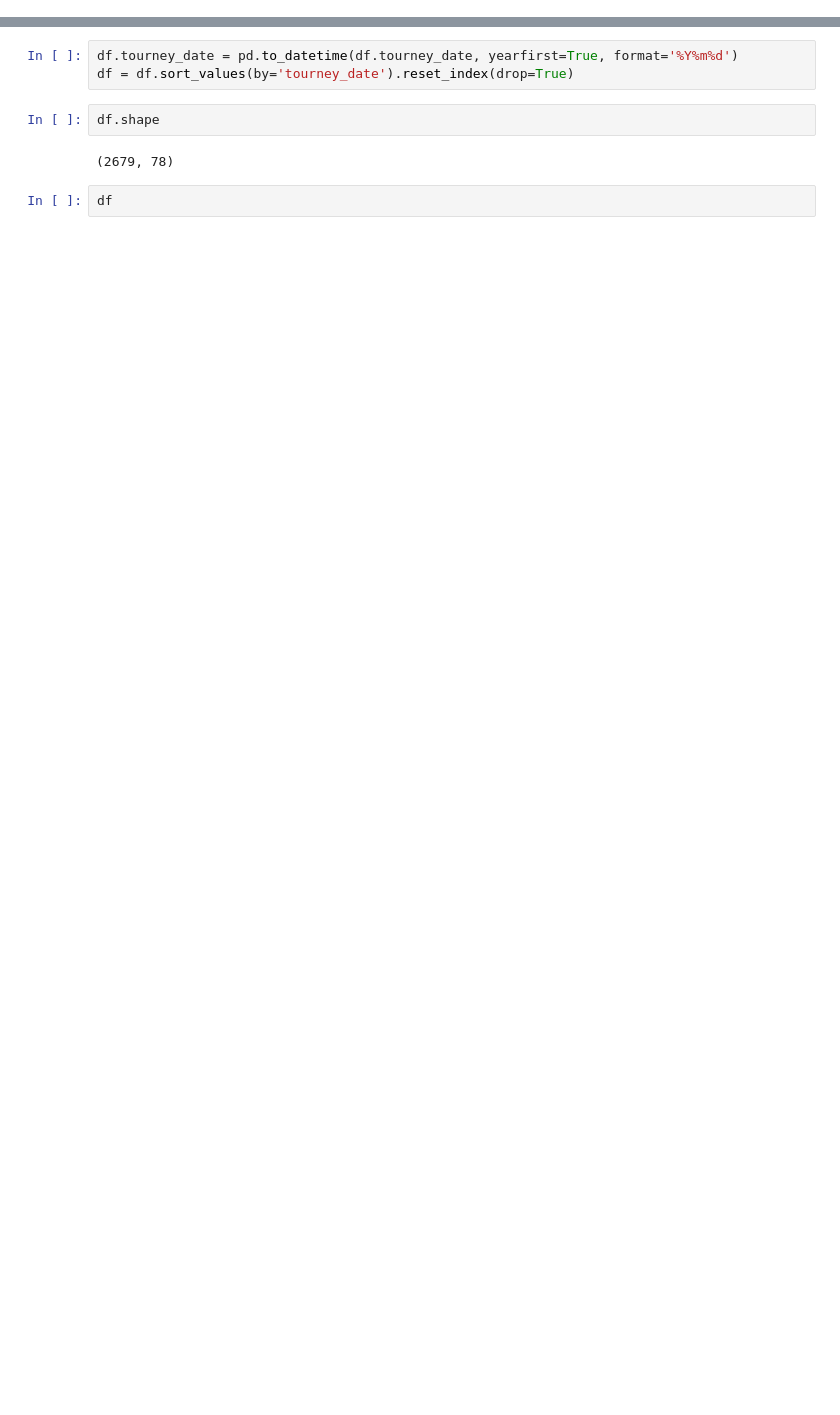
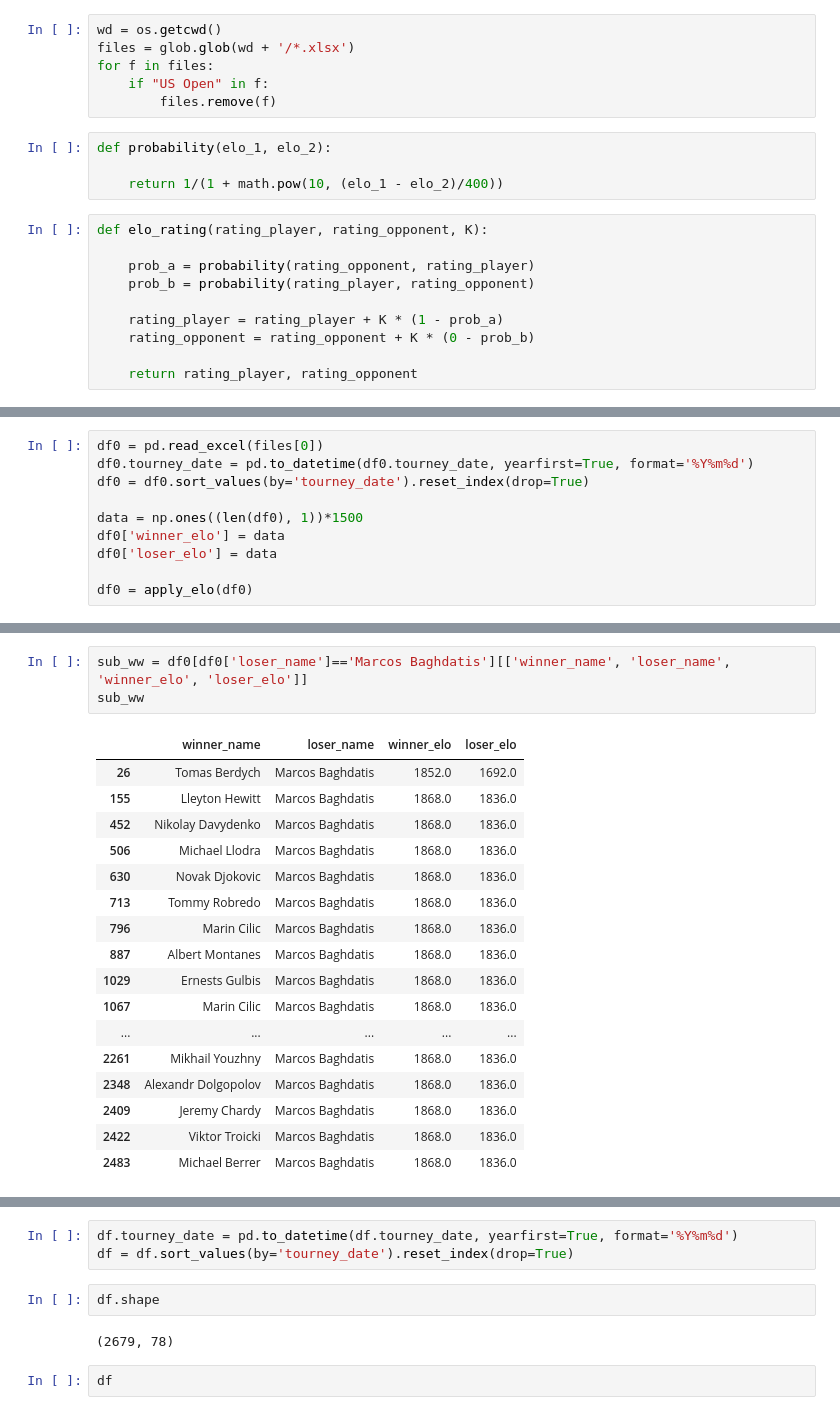
Before and after one commit to markokajkut/tennis_analytics, a Jupyter notebook: Tennis.ipynb, the cells around one changed output, grey strips where cells are left out. Cells and saved outputs as stored; diff of their text form; blank space fills up the shorter version.

```diff
--- a/Tennis.ipynb
+++ b/Tennis.ipynb
@@ -4,0 +7,20 @@ import math
+# %%
+wd = os.getcwd()
+files = glob.glob(wd + '/*.xlsx')
+for f in files:
+    if "US Open" in f:
+        files.remove(f)
+# %%
+def probability(elo_1, elo_2):
+
+    return 1/(1 + math.pow(10, (elo_1 - elo_2)/400))
+# %%
+def elo_rating(rating_player, rating_opponent, K):
+
+    prob_a = probability(rating_opponent, rating_player)
+    prob_b = probability(rating_player, rating_opponent)
+
+    rating_player = rating_player + K * (1 - prob_a)
+    rating_opponent = rating_opponent + K * (0 - prob_b)
+
+    return rating_player, rating_opponent
@@ -4,0 +83,10 @@ import math
+# %%
+df0 = pd.read_excel(files[0])
+df0.tourney_date = pd.to_datetime(df0.tourney_date, yearfirst=True, format='%Y%m%d')
+df0 = df0.sort_values(by='tourney_date').reset_index(drop=True)
+
+data = np.ones((len(df0), 1))*1500
+df0['winner_elo'] = data
+df0['loser_elo'] = data
+
+df0 = apply_elo(df0)
@@ -4,0 +167,21 @@ import math
+# %%
+sub_ww = df0[df0['loser_name']=='Marcos Baghdatis'][['winner_name', 'loser_name', 'winner_elo', 'loser_elo']]
+sub_ww
+# %% [output]
+|  | winner_name | loser_name | winner_elo | loser_elo |
+| 26 | Tomas Berdych | Marcos Baghdatis | 1852.0 | 1692.0 |
+| 155 | Lleyton Hewitt | Marcos Baghdatis | 1868.0 | 1836.0 |
+| 452 | Nikolay Davydenko | Marcos Baghdatis | 1868.0 | 1836.0 |
+| 506 | Michael Llodra | Marcos Baghdatis | 1868.0 | 1836.0 |
+| 630 | Novak Djokovic | Marcos Baghdatis | 1868.0 | 1836.0 |
+| 713 | Tommy Robredo | Marcos Baghdatis | 1868.0 | 1836.0 |
+| 796 | Marin Cilic | Marcos Baghdatis | 1868.0 | 1836.0 |
+| 887 | Albert Montanes | Marcos Baghdatis | 1868.0 | 1836.0 |
+| 1029 | Ernests Gulbis | Marcos Baghdatis | 1868.0 | 1836.0 |
+| 1067 | Marin Cilic | Marcos Baghdatis | 1868.0 | 1836.0 |
+| ... | ... | ... | ... | ... |
+| 2261 | Mikhail Youzhny | Marcos Baghdatis | 1868.0 | 1836.0 |
+| 2348 | Alexandr Dolgopolov | Marcos Baghdatis | 1868.0 | 1836.0 |
+| 2409 | Jeremy Chardy | Marcos Baghdatis | 1868.0 | 1836.0 |
+| 2422 | Viktor Troicki | Marcos Baghdatis | 1868.0 | 1836.0 |
+| 2483 | Michael Berrer | Marcos Baghdatis | 1868.0 | 1836.0 |
```
Also changed, not shown: parts of 17 cells of this notebook.
